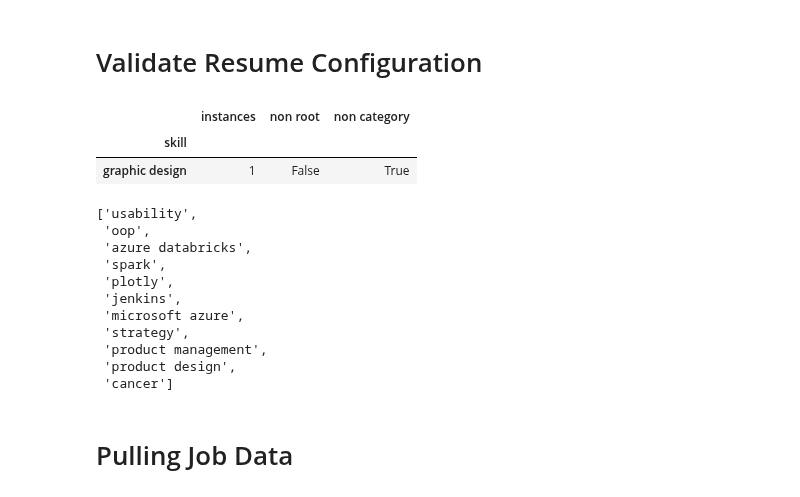
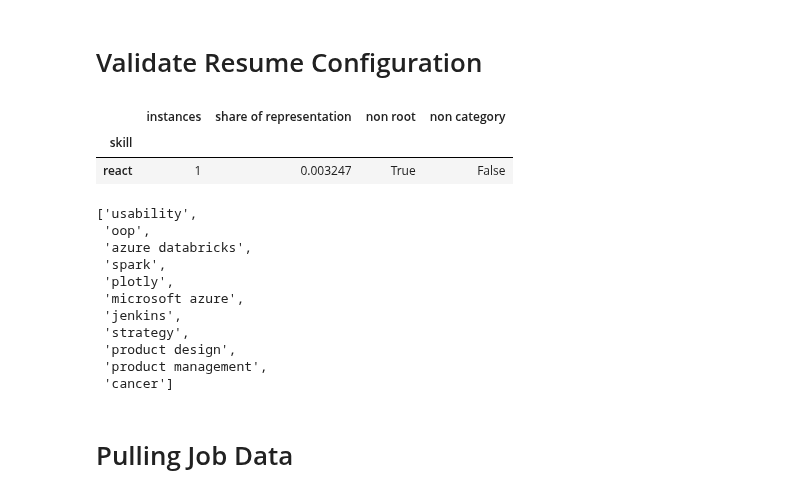
Before and after one commit to FractalMachinist/FractalMachinist.github.io, a Jupyter notebook: Resume-Copy1.ipynb, the cells around one changed output. Drawn from its saved outputs; the diff is of its cells as text; code cells hidden in the pictures.

```diff
--- a/Resume-Copy1.ipynb
+++ b/Resume-Copy1.ipynb
@@ -92,7 +92,7 @@ my_resume.employment = [
                subtitle="Pluton Biosciences", supervisor=Person(name="Dr. Boahemaa Adu-Oppong", pronouns="She/Her",
                                                                 contact_info=ContactInfo(email="BAdu-Oppong@plutonbio.com")),
                headline="Data Engineering supporting Bioinformatics Research",
-               skills=my_resume.Skills("Remote Work", "Big Data", "Bioinformatics", "Genetics", "Multidisciplinary", "Motivated"),
+               skills=my_resume.Skills("Remote Work", "Data", "Big Data", "Bioinformatics", "Genetics", "Multidisciplinary", "Motivated", "Infrastructure", "Research", "Containerization"),
                sub_tasks=[
                    Effort(
                        title="AWS Genomics Pipeline",
@@ -168,7 +168,7 @@ my_resume.employment = [
                                skills=my_resume.Skills("Algorithms", "Optimization", "Software Engineering", "Statistics", "Computer Science", "Microcontrollers", "Computer Engineering")),
 
                    Achievement(headline="Designed and validated delivery prediction and smoothing algorithms for nonlinear feedback delay.",
-                               skills=my_resume.Skills("Algorithms", "Algebra", "Software Engineering", "Testing", "Computer Science", "Prototyping", "Analysis", "Monitoring", "Reporting")),
+                               skills=my_resume.Skills("Algorithms", "Algebra", "Testing", "Computer Science", "Prototyping", "Analysis", "Monitoring", "Reporting")),
 
                    Achievement(headline="Interfaced with separate development team in charge of chromatography control software. Collected and implemented requirements from instrumentation engineer.",
                                skills=my_resume.Skills("Communication Skills", "Managing Requirements", "Project Management", "SDLC", "Documentation", "Collaboration", "Ownership", "Integration", "Leadership", "Git", "Reporting", "Technical Communication"))]),
@@ -180,6 +180,7 @@ my_resume.employment = [
                                                                    phone="+1 (509)946-4230")),
 
                headline="Customer service, sales, and technician support",
+               skills=my_resume.Skills("Communication Skills", "Linux", "Web Development"),
                achievements=[
                    Achievement(headline="Ensured customers were able to accurately understand and communicate with repair technicians, improving customer service and reducing diagnostic time.",
                                skills=my_resume.Skills("Communication Skills")),
@@ -188,14 +189,15 @@ my_resume.employment = [
                                skills=my_resume.Skills("Linux", "Bash")),
 
                    Achievement(headline="Reduced call frequency with an informative website. See it on <a href='https://web.archive.org/web/20180113192132/http://www.alphacomputercenter.com/wordpress1/'>web archive</a>.",
-                               skills=my_resume.Skills("Web Development", "HTML", "CSS", "JavaScript", "Graphic Design"))]),
+                               skills=my_resume.Skills("Web Development", "HTML", "CSS", "JavaScript"))]),
 
     Occupation(title="Machine Learning Researcher (Intern)", location="Richland, Washington, USA", website="https://pnnl.gov",
                timespan=Between(start=date(2017, 1, 1), end=date(2017, 5, 31)),
                subtitle="Pacific Northwest National Laboratory", supervisor=Person(name="Dr. Enoch Yeung", pronouns="He/Him",
                                                                                    contact_info=ContactInfo(email="eyeung@ucsb.edu")),
 
-               headline="ML Research and Data Engineering intern",
+               headline="ML Research and Data Engineering",
+               skills=my_resume.Skills("TensorFlow", "Python", "Machine Learning", "Deep Learning", "Neural Network Architectures", "Research", "Computer Science", "Analysis", "Statistics"),
                achievements=[
                    Achievement(headline="Designed and tested novel Neural Network algorithms, architectures, and error formulations for NLP, image classification, and time-series data classification.",
                                skills=my_resume.Skills("Python", "TensorFlow", "Machine Learning", "Deep Learning", "Neural Network Architectures", "Feature Engineering",
@@ -213,8 +215,9 @@ my_resume.projects = [
     Effort(title="Neural Cellular Segmentation",
            headline="Exploring neural cellular automata and attention (NCA+A) for medical image segmentation",
            website="https://github.com/FractalMachinist/NeuralCellularAutomataAttn",
+           skills=my_resume.Skills("Software Engineering", "Python", "TensorFlow", "Machine Learning", "Research", "Analysis", "Statistics", "Neural Network Architectures"),
            achievements=[
-               Achievement(headline="Developed, tested, and iterated NCA+A models, balancing system resources and model size.",
+               Achievement(headline="Developed, tested, and iterated NCA+A models in TensorFlow, balancing system resources and model size.",
                            skills=my_resume.Skills("Python", "TensorFlow", "Machine Learning", "Neural Network Architectures", "Research", "Algebra",
                                                    "Optimization", "Statistics", "NumPy", "Analysis")),
                Achievement(headline="Created multiple tf.Data pipelines with preprocessing and data augmentation steps.",
@@ -223,6 +226,7 @@ my_resume.projects = [
     Effort(title="Interplan",
            headline="Task dependency management from a Graph Database",
            website="https://github.com/FractalMachinist/Interplan",
+           skills=my_resume.Skills("Software Engineering", "Neo4J", "Web Development", "Containerization", "Project Management"),
            achievements=[
                Achievement(headline="Developed a Neo4J+JS dependency resolution and task status tracking API.",
                            skills=my_resume.Skills("JavaScript", "Testing", "Project Management", "Data Driven", "API Design",
@@ -236,7 +240,7 @@ my_resume.projects = [
     Effort(title="MarkNotes",
            headline="Intuitive journaling tool designed to encourage long-term review and introspection",
            website="https://github.com/FractalMachinist/MarkNotes",
-           skills=my_resume.Skills("Software Engineering", "Web Development", "NoSQL"),
+           skills=my_resume.Skills("Software Engineering", "Web Development", "NoSQL", "MongoDB"),
            achievements=[
                Achievement(headline="Integrated MongoDB and Node API for destructuring, storing, and querying Markdown entries as semi-structured data.",
                            skills=my_resume.Skills("MongoDB", "Data", "Data Driven", "NoSQL", "API Design")),
@@ -260,29 +264,30 @@ resume_skills = pd.DataFrame([{
     "skill":skill.name.lower(),
     "instances":skill.get_num_instances()
 } for skill in my_resume.skills]).set_index("skill")
+resume_skills['share of representation'] = resume_skills["instances"] / resume_skills["instances"].sum()
 # %%
 synonyms._refresh()
 skill_cat._refresh()
 # %%
 resume_skills_comparisons = resume_skills.copy()
-resume_skills_comparisons["non root"] = resume_skills_comparisons.isin(synonyms.non_root_synonyms)
+resume_skills_comparisons["non root"] = resume_skills_comparisons.index.isin(synonyms.non_root_synonyms)
 resume_skills_comparisons["non category"] = ~resume_skills_comparisons.index.isin(skill_cat.skill_to_categories)
 display(resume_skills_comparisons.query("`non root` or `non category`"))
 [skill for skill in skill_cat.skill_to_categories.keys() if skill not in resume_skills_comparisons.index]
 # %% [output]
-|  | instances | non root | non category |
-| skill |  |  |  |
-| graphic design | 1 | False | True |
+|  | instances | share of representation | non root | non category |
+| skill |  |  |  |  |
+| react | 1 | 0.003247 | True | False |
 ['usability',
  'oop',
  'azure databricks',
  'spark',
  'plotly',
+ 'microsoft azure',
  'jenkins',
- 'microsoft azure',
  'strategy',
+ 'product design',
  'product management',
- 'product design',
  'cancer']
 # %% [markdown]
 # Pulling Job Data
```
Also changed, not shown: parts of 18 cells of this notebook, 5 other files.
